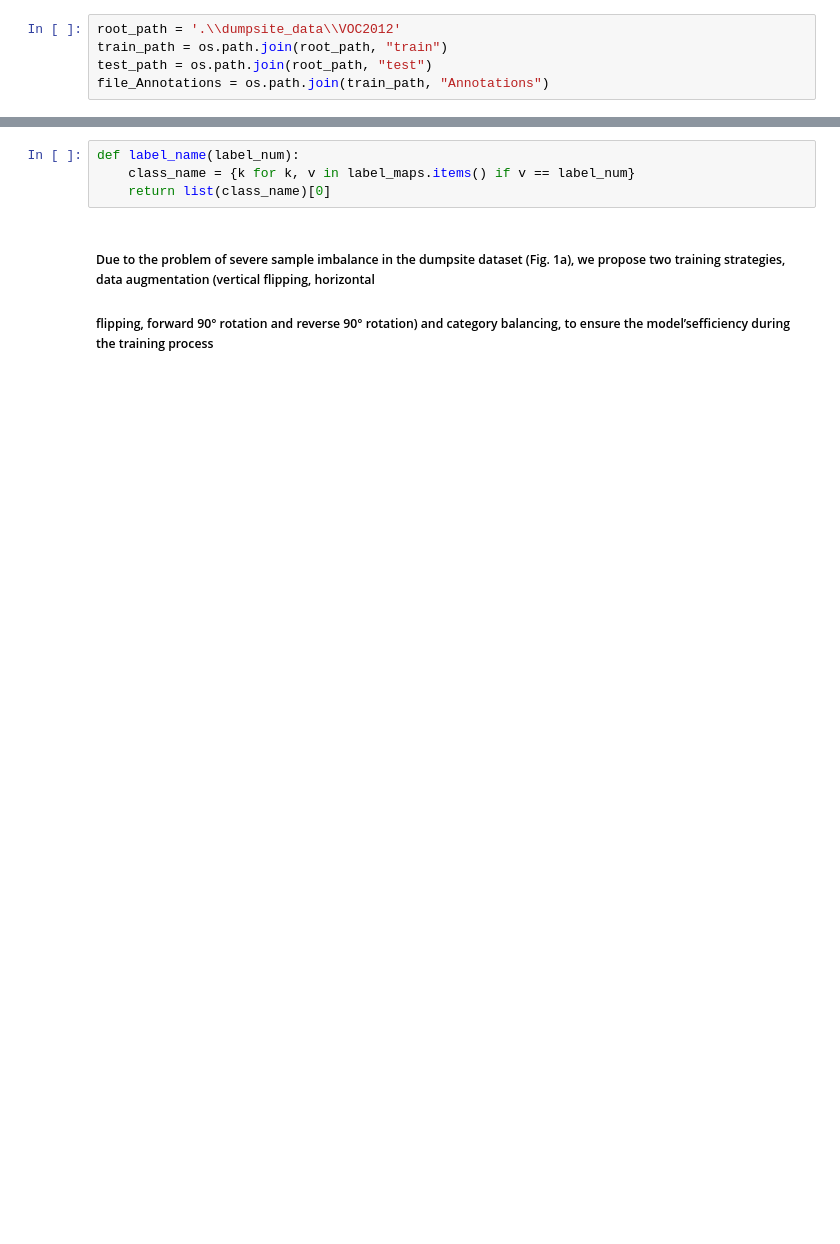
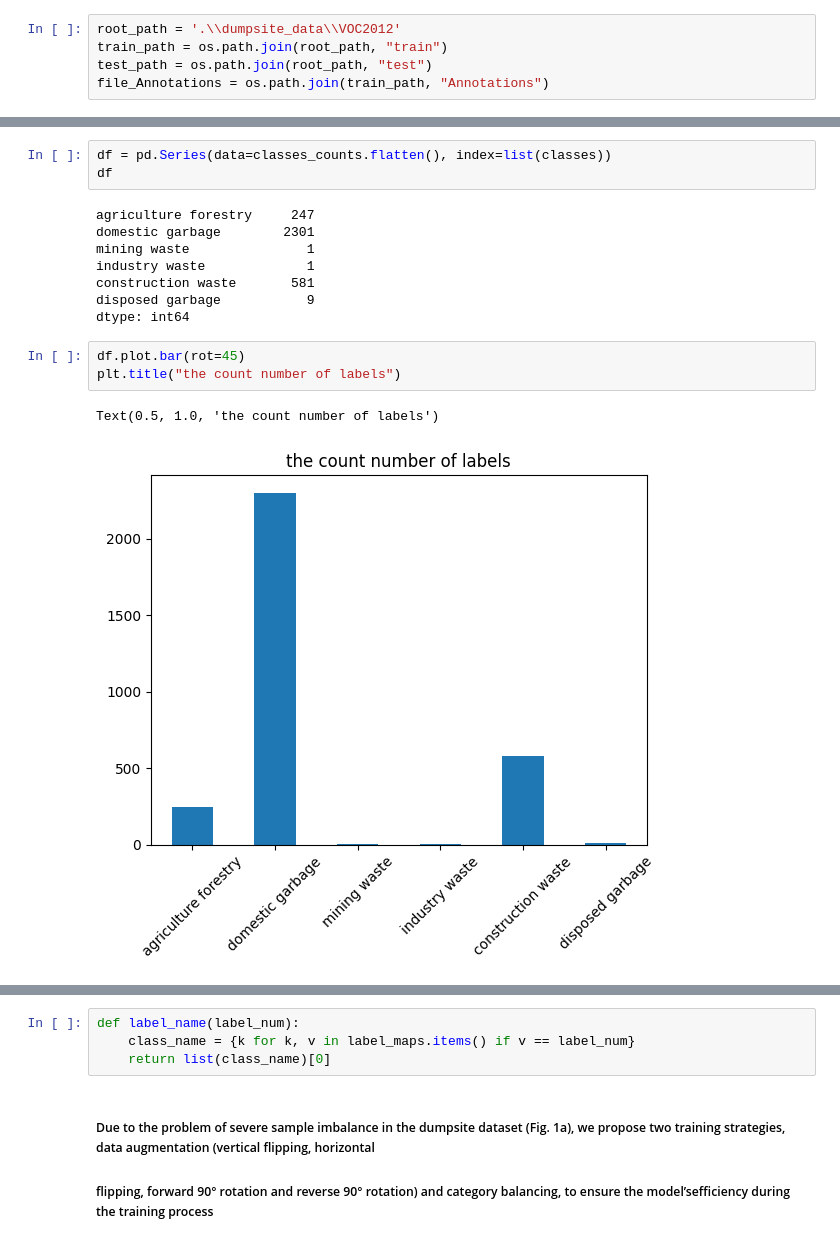
Before and after one commit to fengyan-cn/COMP9444, a Jupyter notebook: project/data_processing.ipynb, the cells around one changed output, grey strips where cells are left out. Cells and saved outputs as stored; diff of their text form; blank space fills up the shorter version.

```diff
--- a/project/data_processing.ipynb
+++ b/project/data_processing.ipynb
@@ -40,0 +49,17 @@ print(label_maps)
+# %%
+df = pd.Series(data=classes_counts.flatten(), index=list(classes))
+df
+# %% [output]
+agriculture forestry     247
+domestic garbage        2301
+mining waste               1
+industry waste             1
+construction waste       581
+disposed garbage           9
+dtype: int64
+# %%
+df.plot.bar(rot=45)
+plt.title("the count number of labels")
+# %% [output]
+Text(0.5, 1.0, 'the count number of labels')
+[figure, added]
```
Also changed, not shown: parts of 10 cells of this notebook.
